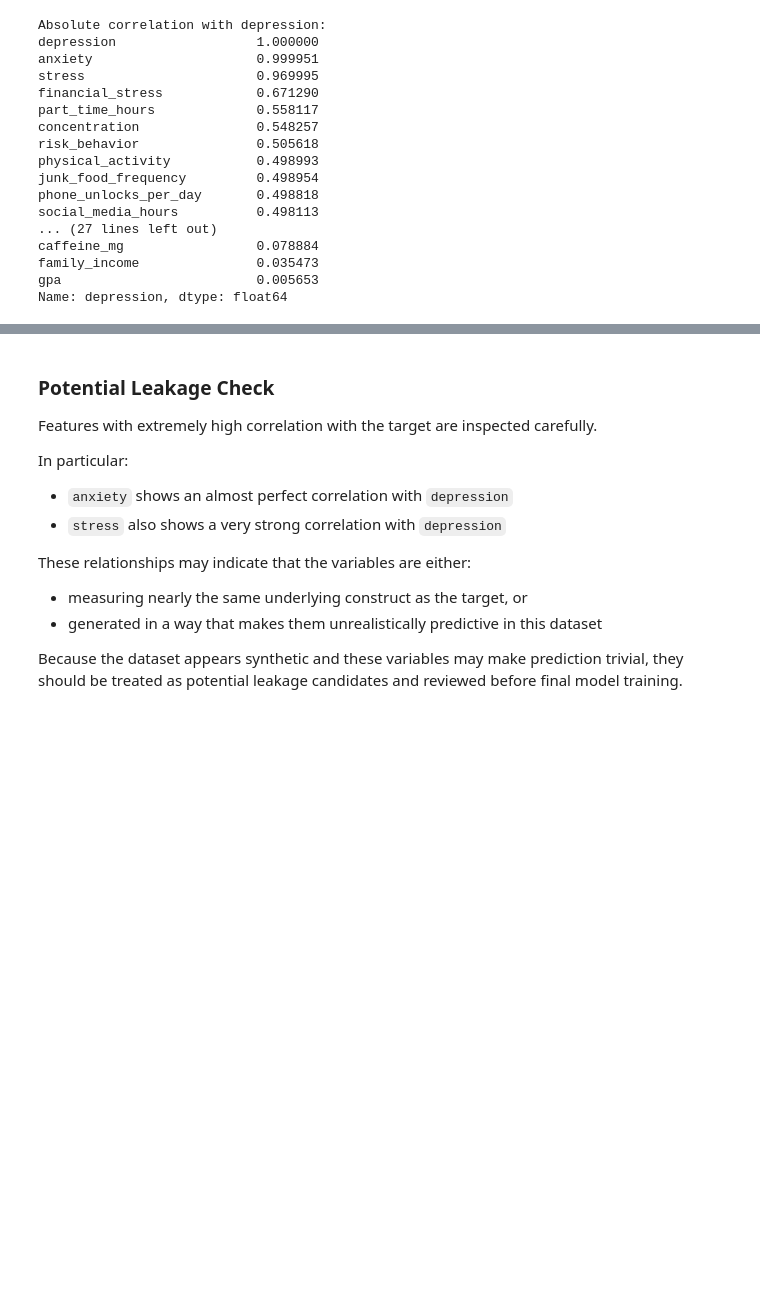
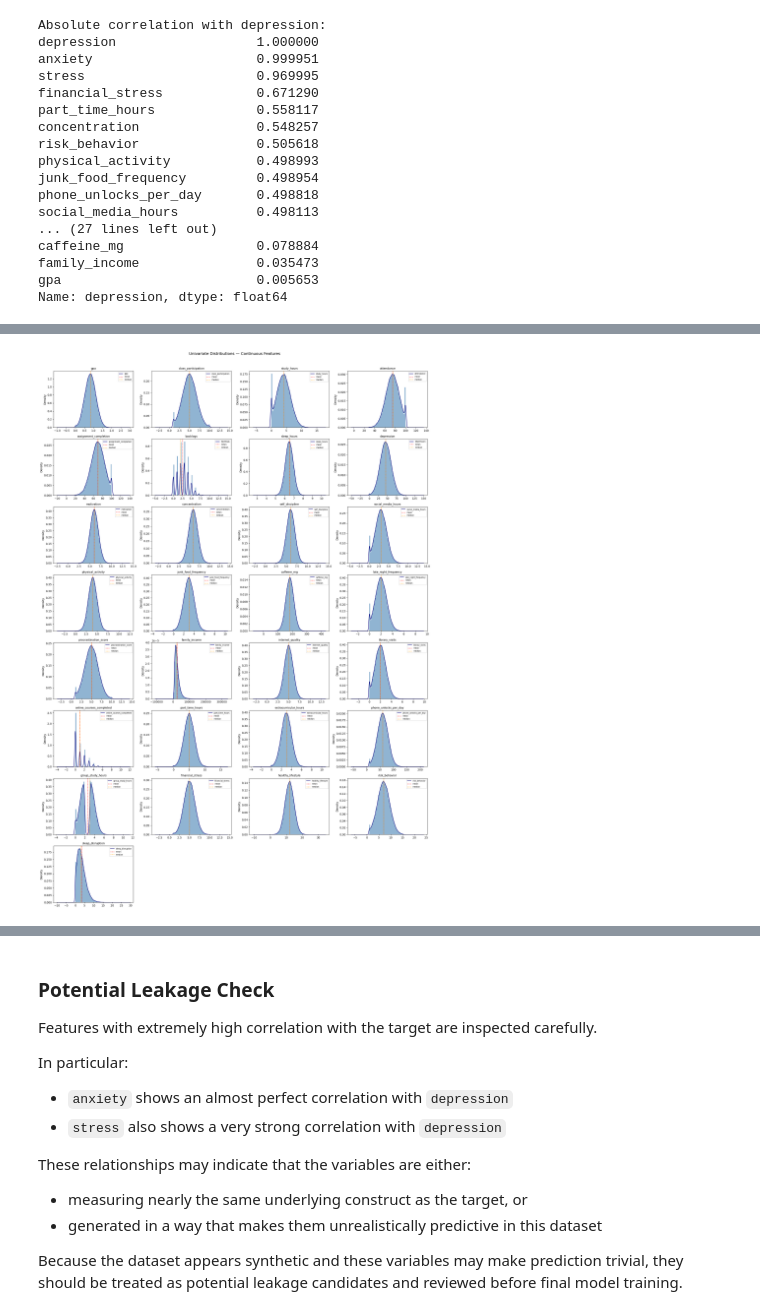
Before and after one commit to XyronTeam/ml-project, a Jupyter notebook: src/dataset_b/notebook_b.ipynb, the cells around one changed output, grey strips where cells are left out. Cells and saved outputs as stored; diff of their text form; code cells hidden in the pictures; blank space fills up the shorter version.

```diff
--- a/src/dataset_b/notebook_b.ipynb
+++ b/src/dataset_b/notebook_b.ipynb
@@ -491,3 +483,87 @@ caffeine_mg                 0.078884
 family_income               0.035473
 gpa                         0.005653
 Name: depression, dtype: float64
+# %%
+import pandas as pd
+import numpy as np
+import matplotlib.pyplot as plt
+import seaborn as sns
+
+# ── Continuous variables ──────────────────────────────────────────────
+continuous_cols = [
+    'gpa', 'class_participation', 'study_hours', 'attendance', 'assignment_completion', 'backlogs',
+    'sleep_hours', 'depression', 'motivation', 'concentration',
+    'self_discipline', 'social_media_hours', 'physical_activity',
+    'junk_food_frequency', 'caffeine_mg', 'late_night_frequency',
+    'procrastination_score', 'family_income', 'internet_quality',
+    'library_visits', 'online_courses_completed', 'part_time_hours',
+    'extracurricular_hours', 'phone_unlocks_per_day', 'group_study_hours',
+    'financial_stress',  'healthy_lifestyle',
+    'risk_behavior', 'sleep_disruption'
+]
+
+# Summary stats table
+summary = df_sample[continuous_cols].describe().T
+summary['skewness'] = df_sample[continuous_cols].skew()
+summary['kurtosis'] = df_sample[continuous_cols].kurt()
+print(summary[['mean', 'std', 'min', 'max', 'skewness', 'kurtosis']].round(2))
+
+# Histograms + KDE for all continuous cols
+n_cols = 4
+n_rows = int(np.ceil(len(continuous_cols) / n_cols))
+
+fig, axes = plt.subplots(n_rows, n_cols, figsize=(20, n_rows * 3.5))
+axes = axes.flatten()
+
+for i, col in enumerate(continuous_cols):
+    axes[i].hist(df_sample[col], bins=40, density=True, alpha=0.6, color='steelblue', edgecolor='none')
+    df_sample[col].plot.kde(ax=axes[i], color='navy', linewidth=1.5)
+    axes[i].axvline(df_sample[col].mean(), color='red', linestyle='--', linewidth=1, label='mean')
+    axes[i].axvline(df_sample[col].median(), color='orange', linestyle='--', linewidth=1, label='median')
+    axes[i].set_title(col, fontsize=10)
+    axes[i].legend(fontsize=7)
+    axes[i].set_xlabel('')
+
+for j in range(i + 1, len(axes)):
+    axes[j].set_visible(False)
+
+plt.suptitle("Univariate Distributions — Continuous Features", fontsize=14, y=1.01)
+plt.tight_layout()
+plt.show()
+
+# ── Skewed columns deserve special attention ──────────────────────────
+skewed = ['family_income', 'online_courses_completed', 'sleep_disruption']
+
+fig, axes = plt.subplots(1, len(skewed), figsize=(15, 4))
+for ax, col in zip(axes, skewed):
+    ax.hist(df_sample[col], bins=50, color='coral', edgecolor='none', alpha=0.7)
+    ax.set_title(f'{col}\nskew={df_sample[col].skew():.2f}')
+plt.suptitle("Skewed Features (may need log transform before modelling)", fontsize=12)
+plt.tight_layout()
+plt.show()
+
+# ── Binary variables ──────────────────────────────────────────────────
+binary_cols = ['peer_study_group', 'relationship_status', 'hostel_student']
+
+fig, axes = plt.subplots(1, 3, figsize=(12, 4))
+for ax, col in zip(axes, binary_cols):
+    counts = df_sample[col].value_counts()
+    ax.bar(counts.index.astype(str), counts.values, color=['steelblue', 'salmon'])
+    ax.set_title(col)
+    for j, v in enumerate(counts.values):
+        ax.text(j, v + 50, f'{v/len(df_sample)*100:.1f}%', ha='center', fontsize=9)
+plt.suptitle("Univariate — Binary Features", fontsize=12)
+plt.tight_layout()
+plt.show()
+
+# ── Ordinal variable ──────────────────────────────────────────────────
+fig, ax = plt.subplots(figsize=(6, 4))
+df_sample['parental_education_level'].value_counts().sort_index().plot(
+    kind='bar', ax=ax, color='mediumseagreen', edgecolor='none'
+)
+ax.set_title("Parental Education Level Distribution")
+ax.set_xlabel("Level")
+ax.set_ylabel("Count")
+plt.tight_layout()
+plt.show()
+# %% [output]
@@ -493,0 +587 @@ Name: depression, dtype: float64
+[figure, added]
```
Also changed, not shown: parts of 55 cells of this notebook.
